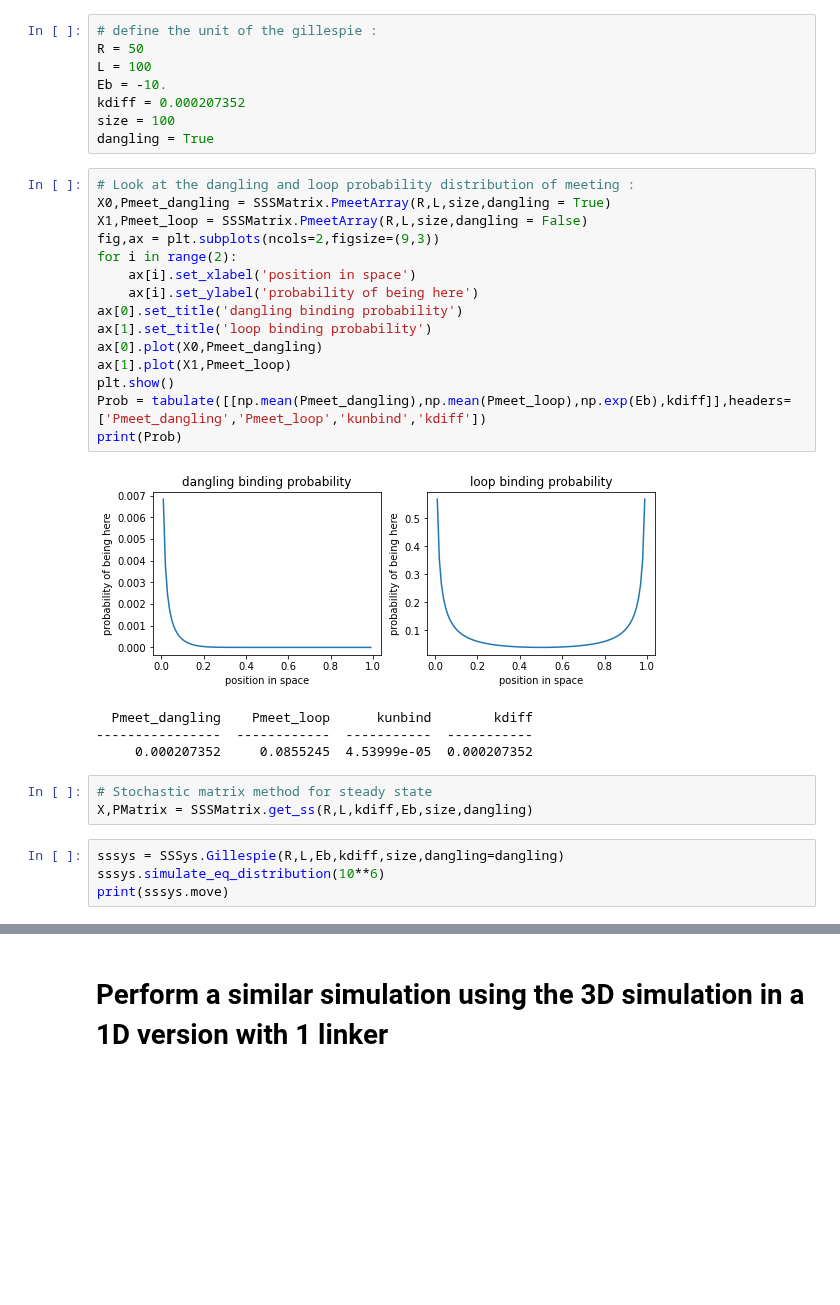
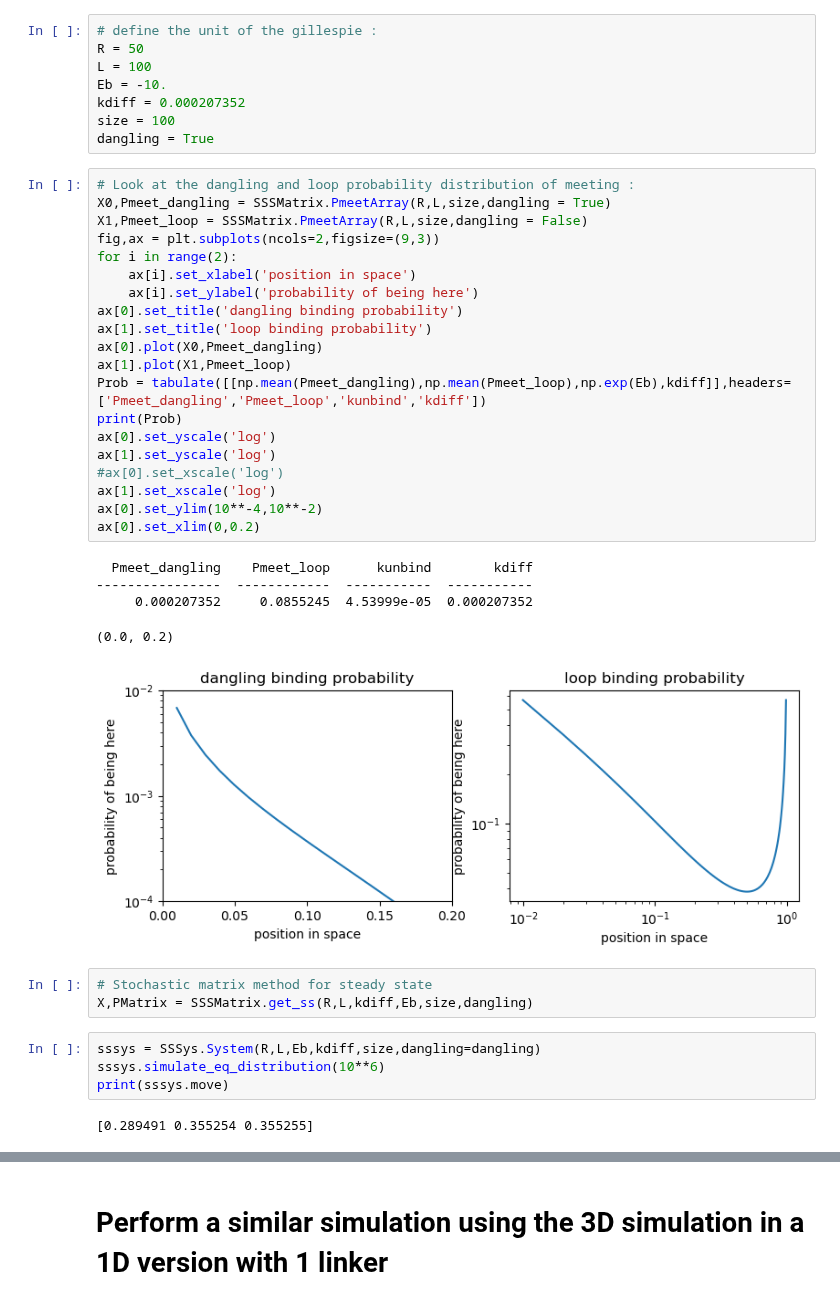
Before and after one commit to HugoLeRoy94/Aging_Condensate, a Jupyter notebook: Fixed_number_of_linkers/From_analytic_to_Gillespie.ipynb, the cells around one changed output, grey strips where cells are left out. Drawn from its saved outputs; the diff is of its cells as text; blank space fills up the shorter version.

```diff
--- a/Fixed_number_of_linkers/From_analytic_to_Gillespie.ipynb
+++ b/Fixed_number_of_linkers/From_analytic_to_Gillespie.ipynb
@@ -28,30 +31,38 @@ dangling = True
 # %%
 # Look at the dangling and loop probability distribution of meeting :
 X0,Pmeet_dangling = SSSMatrix.PmeetArray(R,L,size,dangling = True)
 X1,Pmeet_loop = SSSMatrix.PmeetArray(R,L,size,dangling = False)
 fig,ax = plt.subplots(ncols=2,figsize=(9,3))
 for i in range(2):
     ax[i].set_xlabel('position in space')
     ax[i].set_ylabel('probability of being here')
 ax[0].set_title('dangling binding probability')
 ax[1].set_title('loop binding probability')
 ax[0].plot(X0,Pmeet_dangling)
 ax[1].plot(X1,Pmeet_loop)
-plt.show()
 Prob = tabulate([[np.mean(Pmeet_dangling),np.mean(Pmeet_loop),np.exp(Eb),kdiff]],headers=['Pmeet_dangling','Pmeet_loop','kunbind','kdiff'])
 print(Prob)
+ax[0].set_yscale('log')
+ax[1].set_yscale('log')
+#ax[0].set_xscale('log')
+ax[1].set_xscale('log')
+ax[0].set_ylim(10**-4,10**-2)
+ax[0].set_xlim(0,0.2)
 # %% [output]
+  Pmeet_dangling    Pmeet_loop      kunbind        kdiff
+----------------  ------------  -----------  -----------
+     0.000207352     0.0855245  4.53999e-05  0.000207352
+(0.0, 0.2)
-[figure, old version]
+[figure, new version]
-  Pmeet_dangling    Pmeet_loop      kunbind        kdiff
-----------------  ------------  -----------  -----------
-     0.000207352     0.0855245  4.53999e-05  0.000207352
 # %%
 # Stochastic matrix method for steady state
 X,PMatrix = SSSMatrix.get_ss(R,L,kdiff,Eb,size,dangling)
 # %%
-sssys = SSSys.Gillespie(R,L,Eb,kdiff,size,dangling=dangling)
+sssys = SSSys.System(R,L,Eb,kdiff,size,dangling=dangling)
 sssys.simulate_eq_distribution(10**6)
 print(sssys.move)
+# %% [output]
+[0.289491 0.355254 0.355255]
 # %%
 fig,ax = plt.subplots(ncols=2,figsize=(12,4))
 ax[0].plot(X*R,PMatrix)
```
Also changed, not shown: parts of 9 cells of this notebook, 13 other files.
